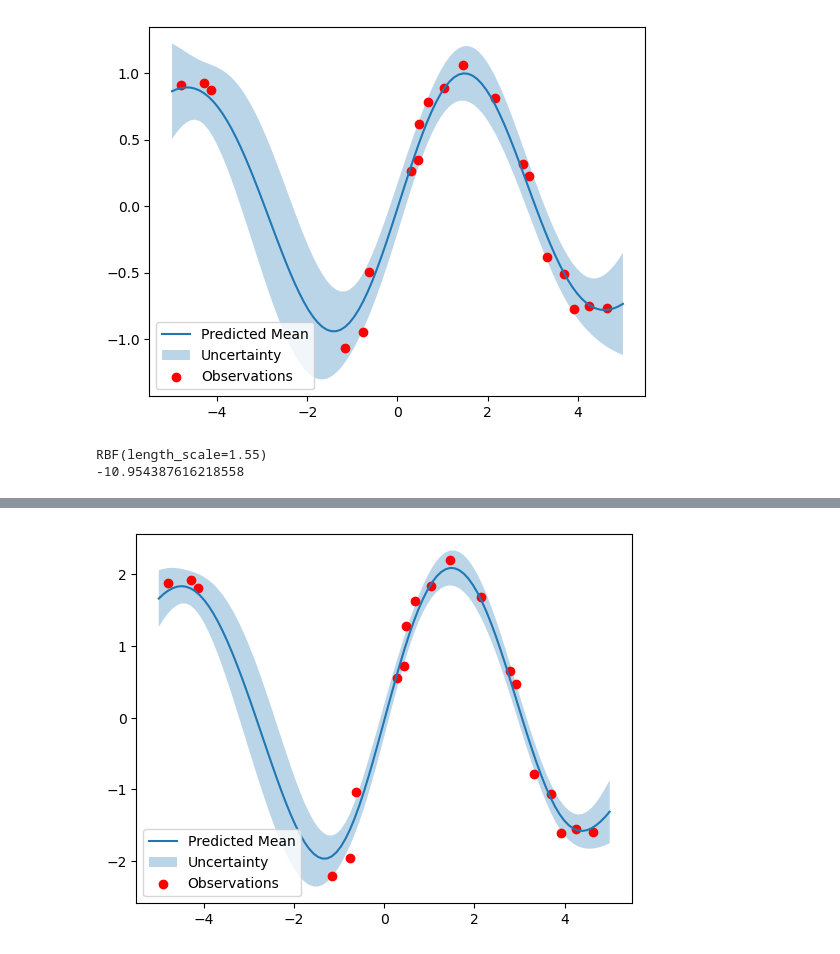
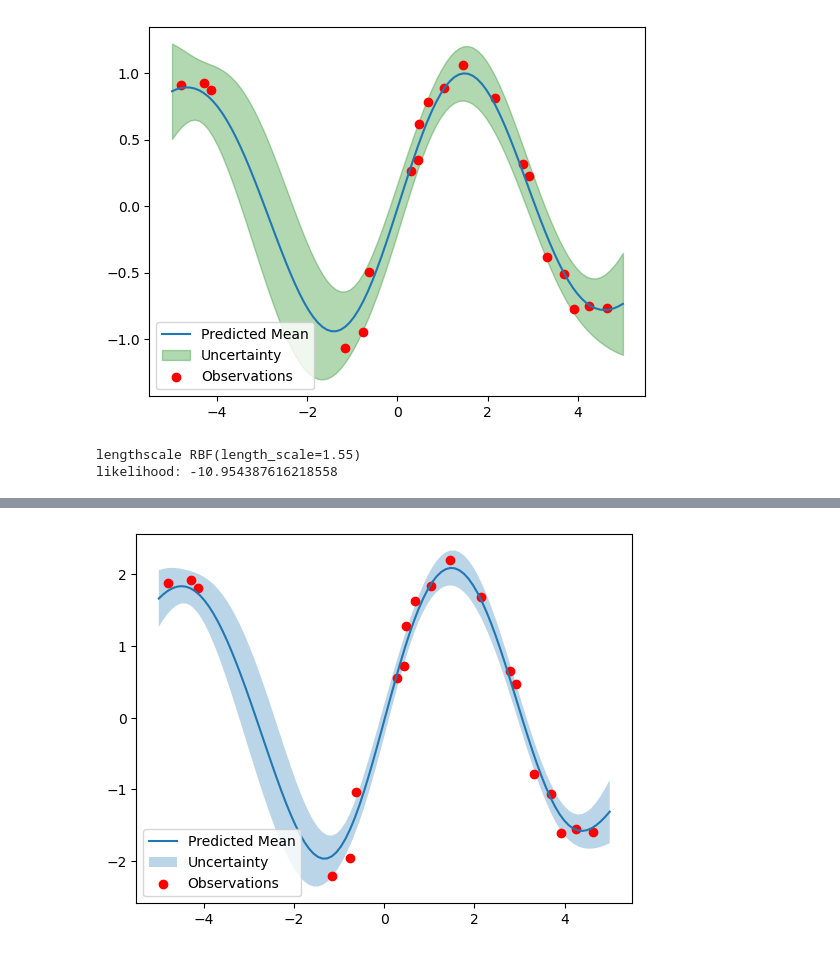
Before and after one commit to Fabian-Leal/Warped-GPs-, a Jupyter notebook: Warping simulated sine.ipynb, the cells around one changed output, grey strips where cells are left out. Saved outputs shown, nothing was run; the diff lists cells and outputs as text; code cells hidden in the pictures.

```diff
--- a/Warping simulated sine.ipynb
+++ b/Warping simulated sine.ipynb
@@ -1,41 +13,39 @@
 # %%
-import numpy as np
-import matplotlib.pyplot as plt
-from sklearn.gaussian_process import GaussianProcessRegressor
-from sklearn.gaussian_process.kernels import RBF
+
 
 # Generate some random data
 np.random.seed(0)
 X = np.random.uniform(-5, 5, size=(20, 1))
 y = np.sin(X[:, 0]) + np.random.normal(0, 0.1, size=(20,))
 
 # Define the kernel
 kernel = RBF(length_scale=1.0)
 
 # Create the GP regressor
 gp = GaussianProcessRegressor(kernel=kernel, alpha=0.16)
 
+
 # Fit the GP to the data
 gp.fit(X, y)
 
 # Generate some test data
 X_test = np.linspace(-5, 5, 100).reshape(-1, 1)
 
 # Get the predicted mean and variance
 y_mean, y_std = gp.predict(X_test, return_std=True)
 
 # Plot the results
 plt.plot(X_test, y_mean, label='Predicted Mean')
-plt.fill_between(X_test[:, 0], y_mean - y_std, y_mean + y_std, alpha=0.3, label='Uncertainty')
+plt.fill_between(X_test[:, 0], y_mean - y_std, y_mean + y_std, alpha=0.3, label='Uncertainty',color='green')
 plt.scatter(X[:, 0], y, label='Observations', color='red')
 plt.legend()
 plt.show()
-print(gp.kernel_)
-print(gp.log_marginal_likelihood_value_)
+print('lengthscale', gp.kernel_)
+print('likelihood:',gp.log_marginal_likelihood_value_)
 # %% [output]
-[figure, old version]
+[figure, new version]
-RBF(length_scale=1.55)
--10.954387616218558
+lengthscale RBF(length_scale=1.55)
+likelihood: -10.954387616218558
 # %%
 import numpy as np
 import matplotlib.pyplot as plt
```
Also changed, not shown: parts of 2 cells of this notebook.
